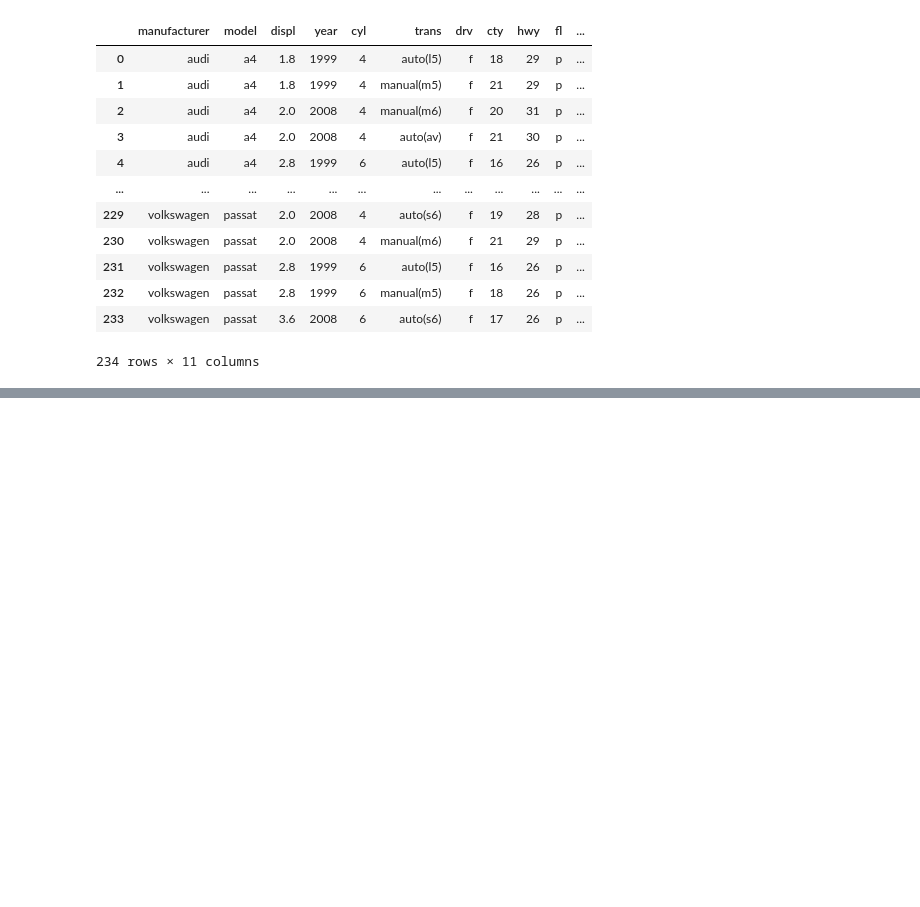
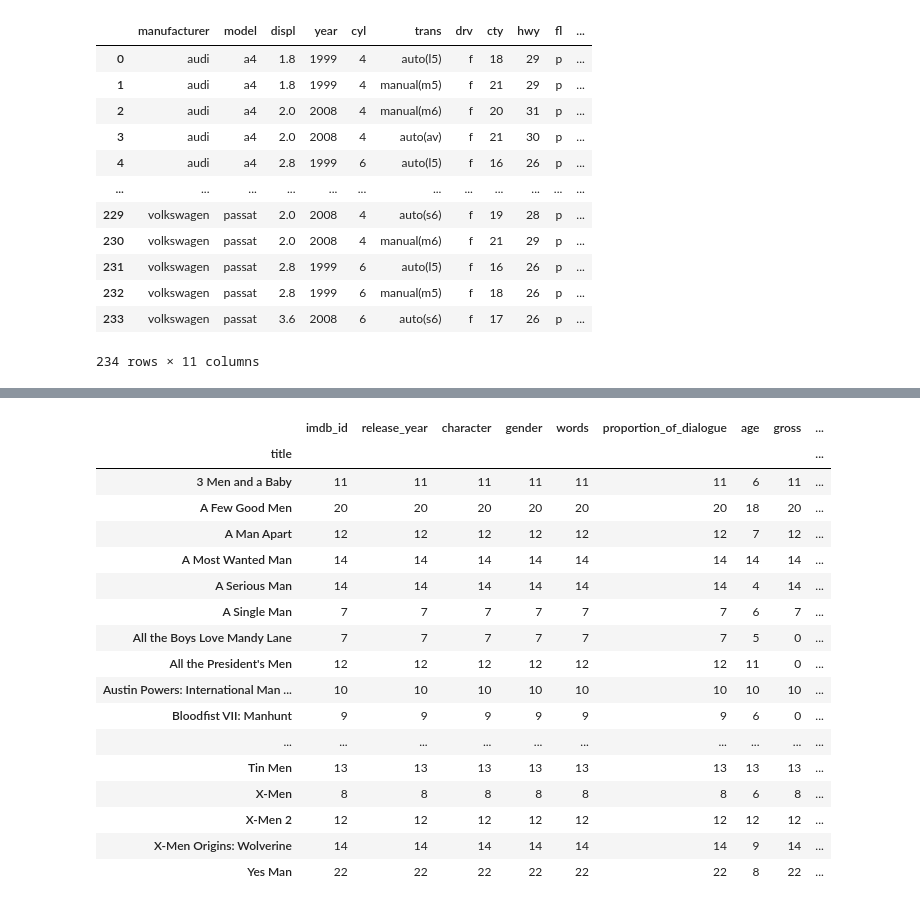
Before and after one commit to jrladd/CIS241, a Jupyter notebook: guides/scratch-pad.ipynb, the cells around one changed output, grey strips where cells are left out. Drawn from its saved outputs; the diff is of its cells as text; code cells hidden in the pictures; blank space fills up the shorter version.

Commit message:
update Pandas guide with data types, update EDA slides & Movies 1

```diff
--- a/guides/scratch-pad.ipynb
+++ b/guides/scratch-pad.ipynb
@@ -74,3 +74,6 @@ pd.merge(mpg_data, mpg_class, how="left", on=["manufacturer", "model", "year"])
 | 232 | volkswagen | passat | 2.8 | 1999 | 6 | manual(m5) | f | 18 | 26 | p | ... |
 | 233 | volkswagen | passat | 3.6 | 2008 | 6 | auto(s6) | f | 17 | 26 | p | ... |
 234 rows × 11 columns
+# %%
+movies = pd.read_csv("../data/Pudding-Film-Dialogue.csv")
+movies
@@ -76,0 +94,21 @@ pd.merge(mpg_data, mpg_class, how="left", on=["manufacturer", "model", "year"])
+# %%
+movies[movies.title.str.contains("M[ae]n")].groupby("title").count()
+# %% [output]
+|  | imdb_id | release_year | character | gender | words | proportion_of_dialogue | age | gross | ... |
+| title |  |  |  |  |  |  |  |  | ... |
+| 3 Men and a Baby | 11 | 11 | 11 | 11 | 11 | 11 | 6 | 11 | ... |
+| A Few Good Men | 20 | 20 | 20 | 20 | 20 | 20 | 18 | 20 | ... |
+| A Man Apart | 12 | 12 | 12 | 12 | 12 | 12 | 7 | 12 | ... |
+| A Most Wanted Man | 14 | 14 | 14 | 14 | 14 | 14 | 14 | 14 | ... |
+| A Serious Man | 14 | 14 | 14 | 14 | 14 | 14 | 4 | 14 | ... |
+| A Single Man | 7 | 7 | 7 | 7 | 7 | 7 | 6 | 7 | ... |
+| All the Boys Love Mandy Lane | 7 | 7 | 7 | 7 | 7 | 7 | 5 | 0 | ... |
+| All the President's Men | 12 | 12 | 12 | 12 | 12 | 12 | 11 | 0 | ... |
+| Austin Powers: International Man ... | 10 | 10 | 10 | 10 | 10 | 10 | 10 | 10 | ... |
+| Bloodfist VII: Manhunt | 9 | 9 | 9 | 9 | 9 | 9 | 6 | 0 | ... |
+| ... | ... | ... | ... | ... | ... | ... | ... | ... | ... |
+| Tin Men | 13 | 13 | 13 | 13 | 13 | 13 | 13 | 13 | ... |
+| X-Men | 8 | 8 | 8 | 8 | 8 | 8 | 6 | 8 | ... |
+| X-Men 2 | 12 | 12 | 12 | 12 | 12 | 12 | 12 | 12 | ... |
+| X-Men Origins: Wolverine | 14 | 14 | 14 | 14 | 14 | 14 | 9 | 14 | ... |
+| Yes Man | 22 | 22 | 22 | 22 | 22 | 22 | 8 | 22 | ... |
```
Also changed, not shown: parts of 2 cells of this notebook, 7 other files.
